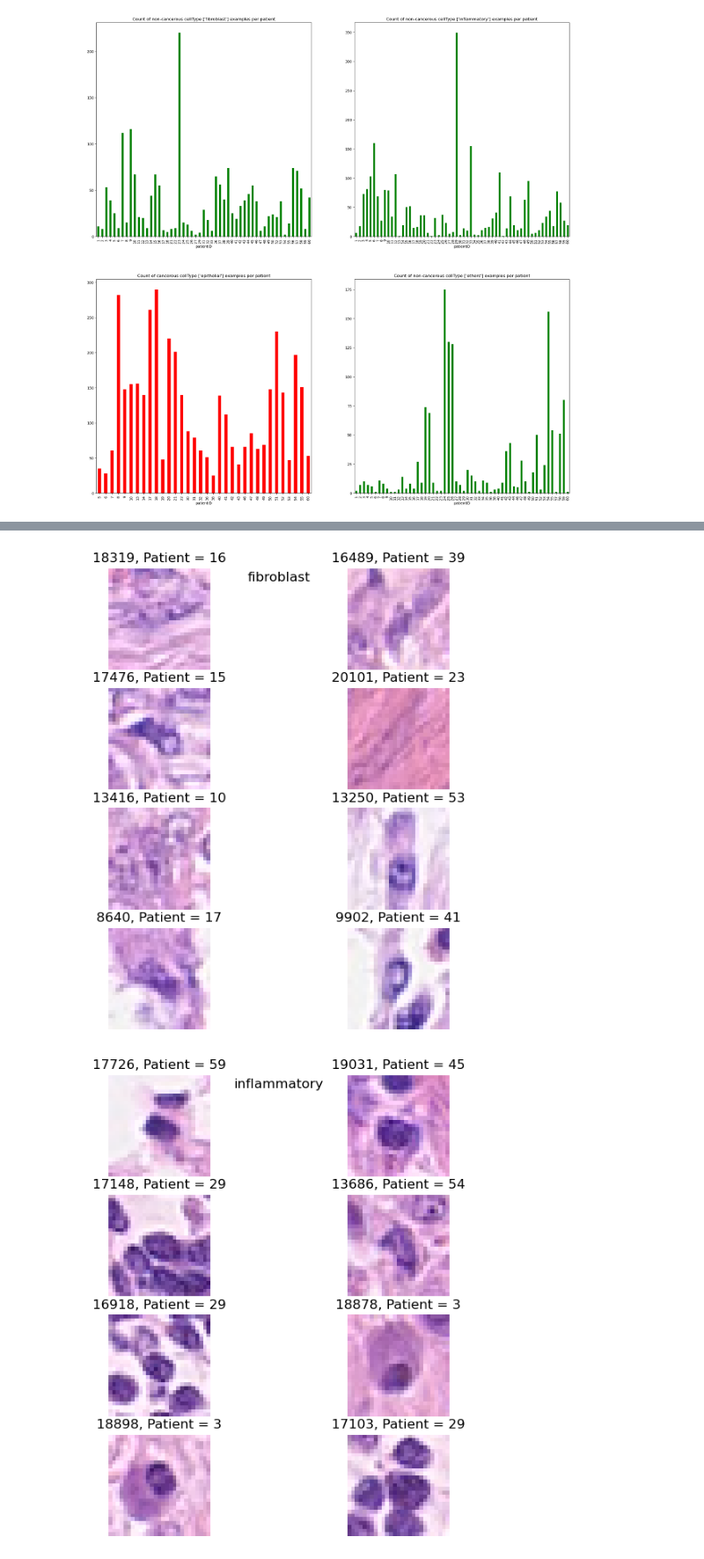
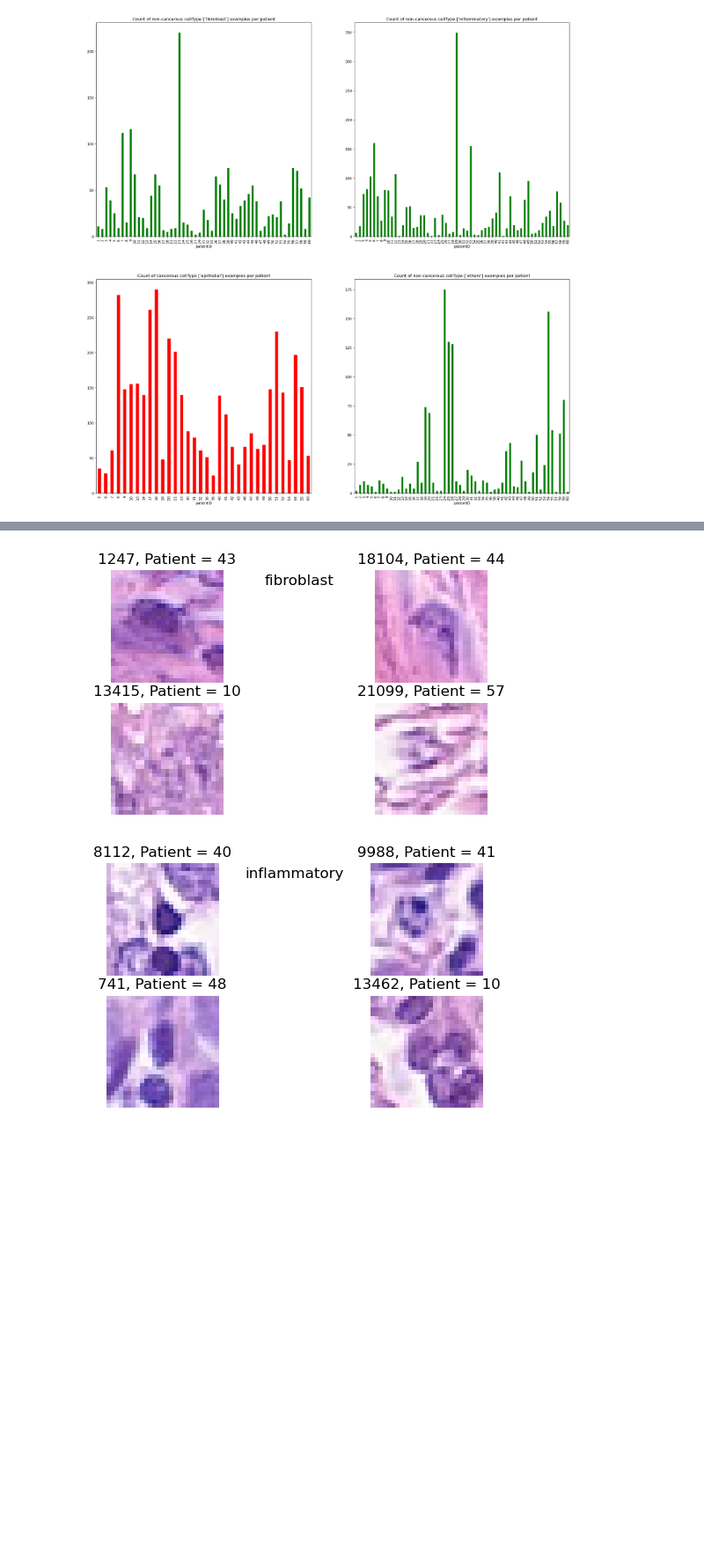
Before and after one commit to aitiab/ML_Assignment2, a Jupyter notebook: Assignment2.ipynb, the cells around one changed output, grey strips where cells are left out. Shown: that part at 88% size. Saved outputs shown, nothing was run; the diff lists cells and outputs as text; code cells hidden in the pictures; blank space fills up the shorter version.

```diff
--- a/Assignment2.ipynb
+++ b/Assignment2.ipynb
@@ -74,13 +74,3 @@ plt.show()
 [figure]
 [figure]
 [figure]
-# %%
-
-
-patient_dict = {}
-for id  in data['patientID'].unique():
-    patient_dict[id] = data[data['patientID'] == id]
-
-celltype_dict = {}
-for i in range (len(data['cellType'].unique()) + 1):
-    celltype_dict[i] = data[data['cellType'] == i]
@@ -224,22 +77,29 @@ len(data['patientID'].unique())
 # %%
 import math
+
+
+celltype_dict = {}
+for cell in data['cellType'].unique():
+    celltype_dict[cell] = data[data['cellType'] == cell]
+
+
 for i in range (len(celltype_dict)):
     celltype = celltype_dict[i]
     num = 8
     col = 2
     row = math.ceil(num/col)
     plt.figure(figsize=(col * 3, row * 3))
-    sample = celltype.sample(8)
+    sample = celltype.sample(n=4)
     for j in range(len(sample)):
         image_path = sample.iloc[j]['ImageName']
         im = imread(f'./Image_classification_data/patch_images/{image_path}', as_gray=False, plugin=None)
         plt.subplot(num, col, j + 1)
         plt.title(f'{sample.iloc[j]['InstanceID']}, Patient = {sample.iloc[j]['patientID']}')
         plt.imshow(im, cmap=plt.cm.gray)
         plt.axis('off')
     plt.tight_layout(pad=0.0, h_pad=0.2, w_pad=0.0)
     plt.suptitle(sample.iloc[1]['cellTypeName'])
     plt.show()
 # %% [output]
-[figure, old version]
+[figure, new version]
-[figure, old version]
+[figure, new version]
```
Also changed, not shown: parts of 11 cells of this notebook.
